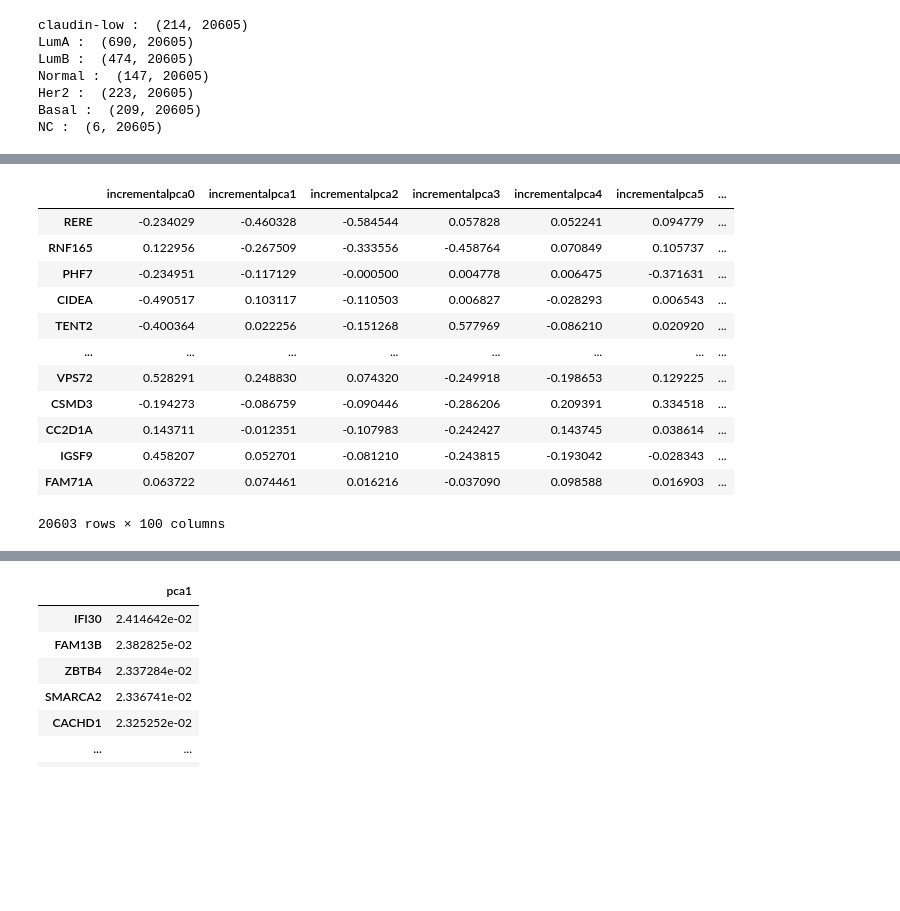
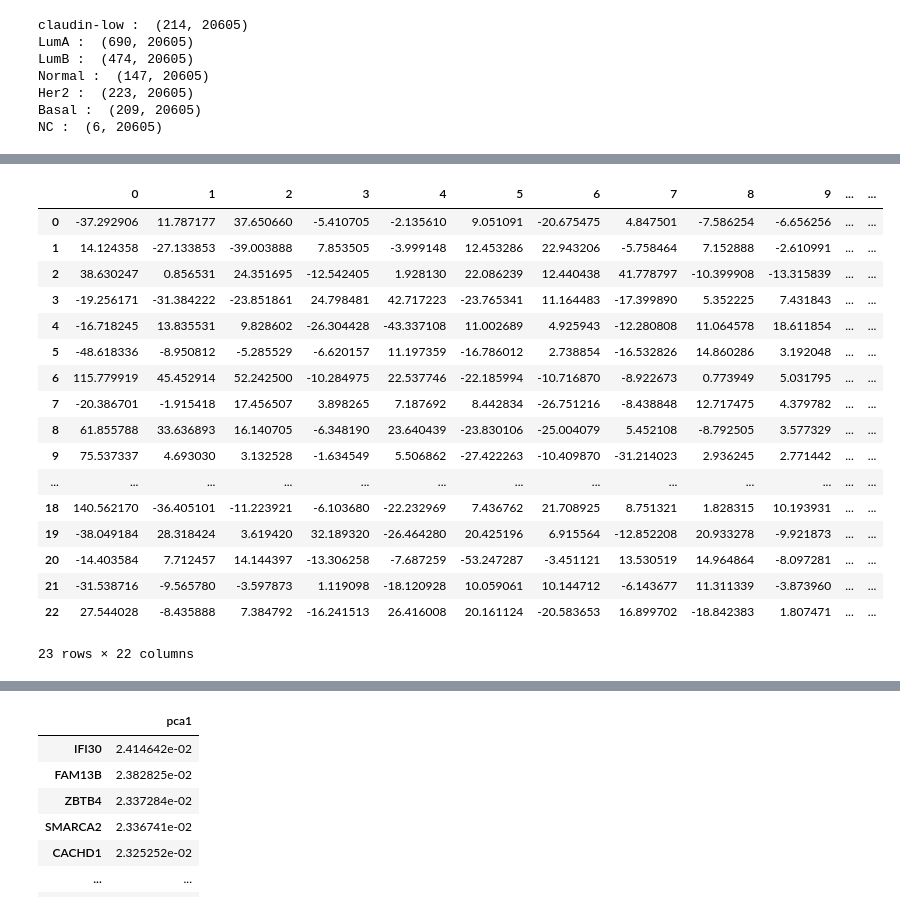
Before and after one commit to uga7643/breast_cancer_analytics, a Jupyter notebook: notebooks/2-preproces_RFS_recurences (numeric)-Copy1.ipynb, the cells around one changed output, grey strips where cells are left out. Cells and saved outputs as stored; diff of their text form; code cells hidden in the pictures; blank space fills up the shorter version.

```diff
--- a/notebooks/2-preproces_RFS_recurences (numeric)-Copy1.ipynb
+++ b/notebooks/2-preproces_RFS_recurences (numeric)-Copy1.ipynb
@@ -646,17 +633,24 @@ l_1
 20603 rows × 1 columns
 # %%
-l
+pipe =pd.read_pickle(config.INTERIM_PREPROCESSED_RECURRENCE_DIR + "/CLAUDIN_SUBTYPE/Her2/NEWpreprocess4numeric_pca22/test_set/test/X.pkl")
+df = pd.DataFrame(pipe)
+df
 # %% [output]
-|  | incrementalpca0 | incrementalpca1 | incrementalpca2 | incrementalpca3 | incrementalpca4 | incrementalpca5 | ... |
-| RERE | -0.234029 | -0.460328 | -0.584544 | 0.057828 | 0.052241 | 0.094779 | ... |
-| RNF165 | 0.122956 | -0.267509 | -0.333556 | -0.458764 | 0.070849 | 0.105737 | ... |
-| PHF7 | -0.234951 | -0.117129 | -0.000500 | 0.004778 | 0.006475 | -0.371631 | ... |
-| CIDEA | -0.490517 | 0.103117 | -0.110503 | 0.006827 | -0.028293 | 0.006543 | ... |
-| TENT2 | -0.400364 | 0.022256 | -0.151268 | 0.577969 | -0.086210 | 0.020920 | ... |
-| ... | ... | ... | ... | ... | ... | ... | ... |
-| VPS72 | 0.528291 | 0.248830 | 0.074320 | -0.249918 | -0.198653 | 0.129225 | ... |
-| CSMD3 | -0.194273 | -0.086759 | -0.090446 | -0.286206 | 0.209391 | 0.334518 | ... |
-| CC2D1A | 0.143711 | -0.012351 | -0.107983 | -0.242427 | 0.143745 | 0.038614 | ... |
-| IGSF9 | 0.458207 | 0.052701 | -0.081210 | -0.243815 | -0.193042 | -0.028343 | ... |
-| FAM71A | 0.063722 | 0.074461 | 0.016216 | -0.037090 | 0.098588 | 0.016903 | ... |
+|  | 0 | 1 | 2 | 3 | 4 | 5 | 6 | 7 | 8 | 9 | ... | ... |
+| 0 | -37.292906 | 11.787177 | 37.650660 | -5.410705 | -2.135610 | 9.051091 | -20.675475 | 4.847501 | -7.586254 | -6.656256 | ... | ... |
+| 1 | 14.124358 | -27.133853 | -39.003888 | 7.853505 | -3.999148 | 12.453286 | 22.943206 | -5.758464 | 7.152888 | -2.610991 | ... | ... |
+| 2 | 38.630247 | 0.856531 | 24.351695 | -12.542405 | 1.928130 | 22.086239 | 12.440438 | 41.778797 | -10.399908 | -13.315839 | ... | ... |
+| 3 | -19.256171 | -31.384222 | -23.851861 | 24.798481 | 42.717223 | -23.765341 | 11.164483 | -17.399890 | 5.352225 | 7.431843 | ... | ... |
+| 4 | -16.718245 | 13.835531 | 9.828602 | -26.304428 | -43.337108 | 11.002689 | 4.925943 | -12.280808 | 11.064578 | 18.611854 | ... | ... |
+| 5 | -48.618336 | -8.950812 | -5.285529 | -6.620157 | 11.197359 | -16.786012 | 2.738854 | -16.532826 | 14.860286 | 3.192048 | ... | ... |
+| 6 | 115.779919 | 45.452914 | 52.242500 | -10.284975 | 22.537746 | -22.185994 | -10.716870 | -8.922673 | 0.773949 | 5.031795 | ... | ... |
+| 7 | -20.386701 | -1.915418 | 17.456507 | 3.898265 | 7.187692 | 8.442834 | -26.751216 | -8.438848 | 12.717475 | 4.379782 | ... | ... |
+| 8 | 61.855788 | 33.636893 | 16.140705 | -6.348190 | 23.640439 | -23.830106 | -25.004079 | 5.452108 | -8.792505 | 3.577329 | ... | ... |
+| 9 | 75.537337 | 4.693030 | 3.132528 | -1.634549 | 5.506862 | -27.422263 | -10.409870 | -31.214023 | 2.936245 | 2.771442 | ... | ... |
+| ... | ... | ... | ... | ... | ... | ... | ... | ... | ... | ... | ... | ... |
+| 18 | 140.562170 | -36.405101 | -11.223921 | -6.103680 | -22.232969 | 7.436762 | 21.708925 | 8.751321 | 1.828315 | 10.193931 | ... | ... |
+| 19 | -38.049184 | 28.318424 | 3.619420 | 32.189320 | -26.464280 | 20.425196 | 6.915564 | -12.852208 | 20.933278 | -9.921873 | ... | ... |
+| 20 | -14.403584 | 7.712457 | 14.144397 | -13.306258 | -7.687259 | -53.247287 | -3.451121 | 13.530519 | 14.964864 | -8.097281 | ... | ... |
+| 21 | -31.538716 | -9.565780 | -3.597873 | 1.119098 | -18.120928 | 10.059061 | 10.144712 | -6.143677 | 11.311339 | -3.873960 | ... | ... |
+| 22 | 27.544028 | -8.435888 | 7.384792 | -16.241513 | 26.416008 | 20.161124 | -20.583653 | 16.899702 | -18.842383 | 1.807471 | ... | ... |
-20603 rows × 100 columns
+23 rows × 22 columns
```
Also changed, not shown: parts of 12 cells of this notebook.
